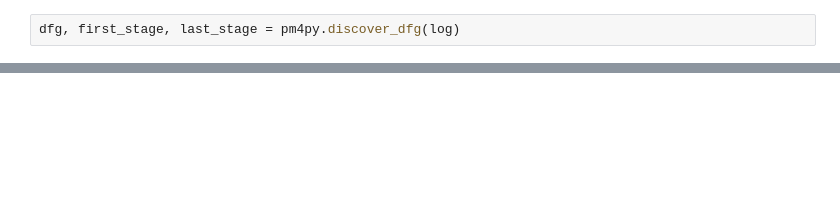
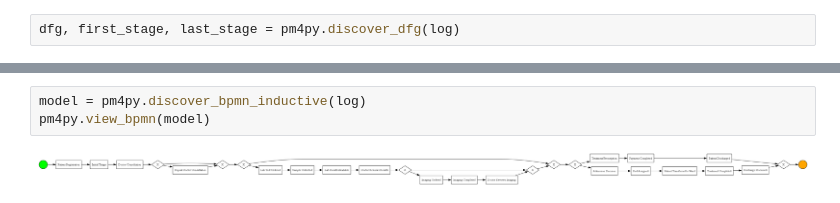
Before and after one commit to raghumiyargmailcom/care-flow---clinical-path-way-process-minimg, a Jupyter notebook: notebook/pm4py_work.ipynb, the cells around one changed output, grey strips where cells are left out. Cells and saved outputs as stored; diff of their text form; blank space fills up the shorter version.

```diff
--- a/notebook/pm4py_work.ipynb
+++ b/notebook/pm4py_work.ipynb
@@ -105,0 +88,5 @@ ExecutableNotFound: failed to execute WindowsPath('dot'), make sure the Graphviz
+# %%
+model = pm4py.discover_bpmn_inductive(log)
+pm4py.view_bpmn(model)
+# %% [output]
+[figure, added]
```
Also changed, not shown: parts of 16 cells of this notebook.
